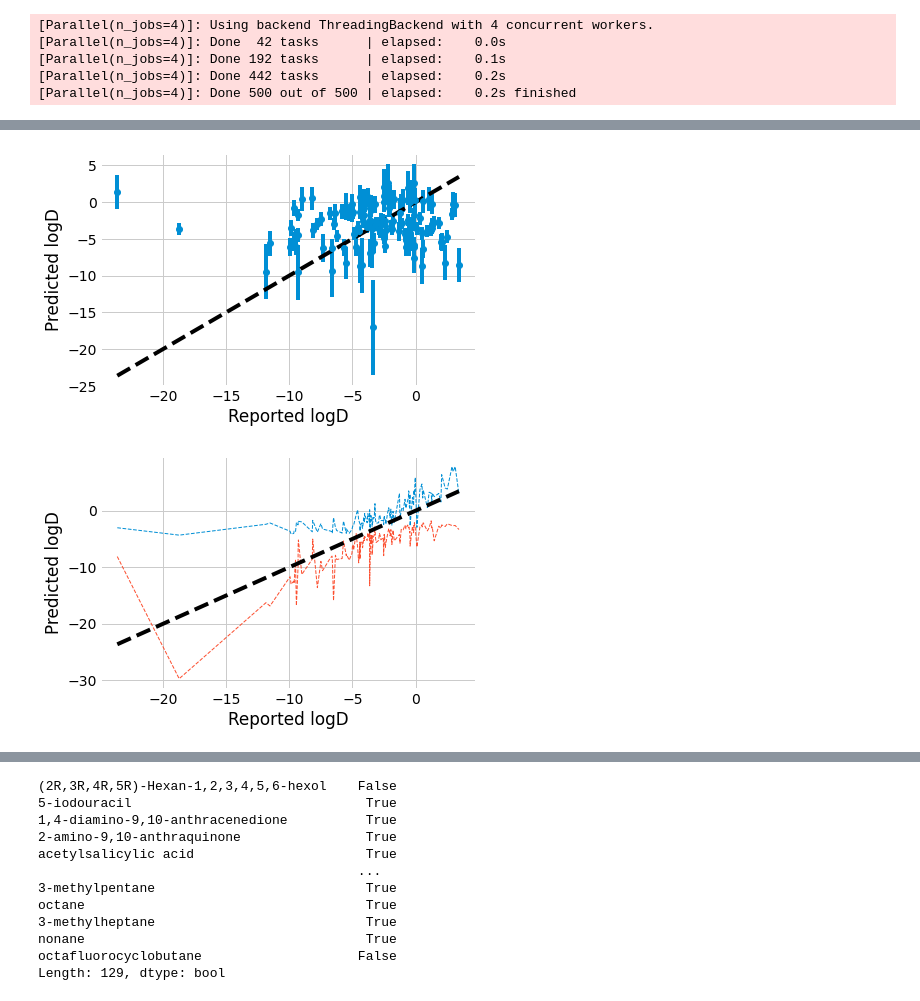
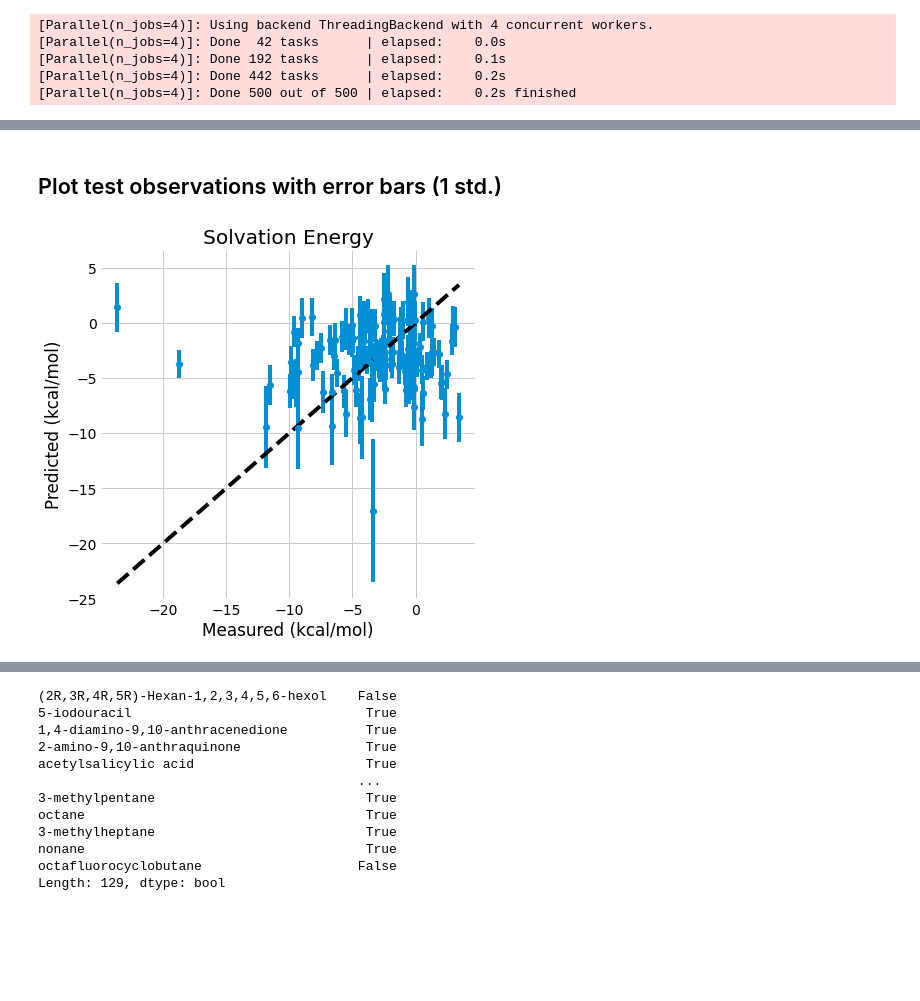
Before and after one commit to GeorgeBatch/moleculenet, a Jupyter notebook: notebooks/colab_reproducing_rf_ci.ipynb, the cells around one changed output, grey strips where cells are left out. Saved outputs shown, nothing was run; the diff lists cells and outputs as text; code cells hidden in the pictures; blank space fills up the shorter version.

```diff
--- a/notebooks/colab_reproducing_rf_ci.ipynb
+++ b/notebooks/colab_reproducing_rf_ci.ipynb
@@ -378,26 +405,20 @@ CIs_df = pd.DataFrame(
      'upper': upper}
 )
 CIs_df = CIs_df.sort_values(by='y_test')
+# %% [markdown]
+## Plot test observations with error bars (1 std.)
 # %%
-# Plot error bars for predicted pK using unbiased variance
+# Plot error bars for predicted quantity using unbiased variance
+plt.figure(figsize=(6, 6))
+
 plt.errorbar(x=CIs_df.y_test, y=y_test_pred, yerr=np.sqrt(V_IJ_unbiased), fmt='o')
 plt.plot([np.min(y_test), np.max(y_test)], [np.min(y_test), np.max(y_test)], 'k--')
-plt.xlabel('Reported logD')
-plt.ylabel('Predicted logD')
+
+plt.xlabel(f'Measured {datasets_to_units[dataset]}')
+plt.ylabel(f'Predicted {datasets_to_units[dataset]}')
+plt.title(f'{datasets_to_titles[dataset]}')
+
+#plt.savefig(f'{PLOTS_DIR}/pubs_units_values.png', bbox_inches='tight')
 plt.show()
 # %% [output]
-[figure, old version]
+[figure, new version]
-# %%
-# Plot predicted logD without error bars
-#plt.scatter(y_train, y_train_pred, color='blue')
-#plt.scatter(y_test, y_test_pred, color='red')
-plt.plot(CIs_df.y_test, CIs_df.upper, linewidth=1, linestyle='--')
-plt.plot(CIs_df.y_test, CIs_df.lower, linewidth=1, linestyle='--')
-
-plt.plot([np.min(y_test), np.max(y_test)], [np.min(y_test), np.max(y_test)], 'k--')
-plt.xlabel('Reported logD')
-plt.ylabel('Predicted logD')
-
-plt.show()
-# %% [output]
-[figure, removed]
```
Also changed, not shown: parts of 16 cells of this notebook.
